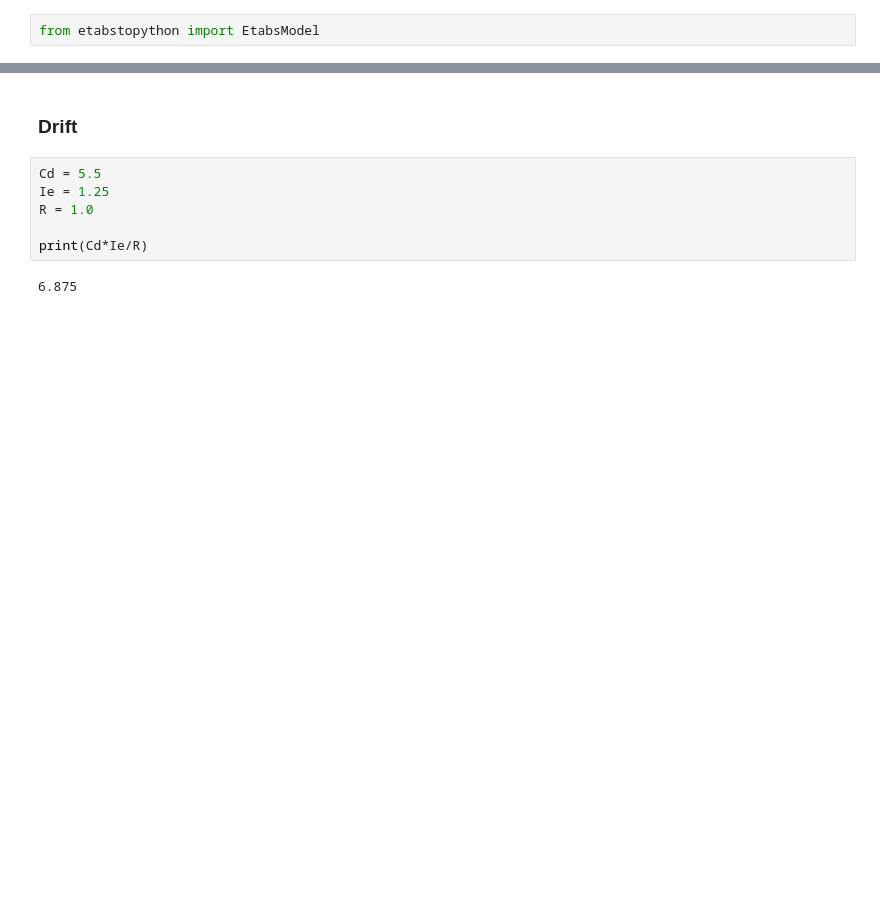
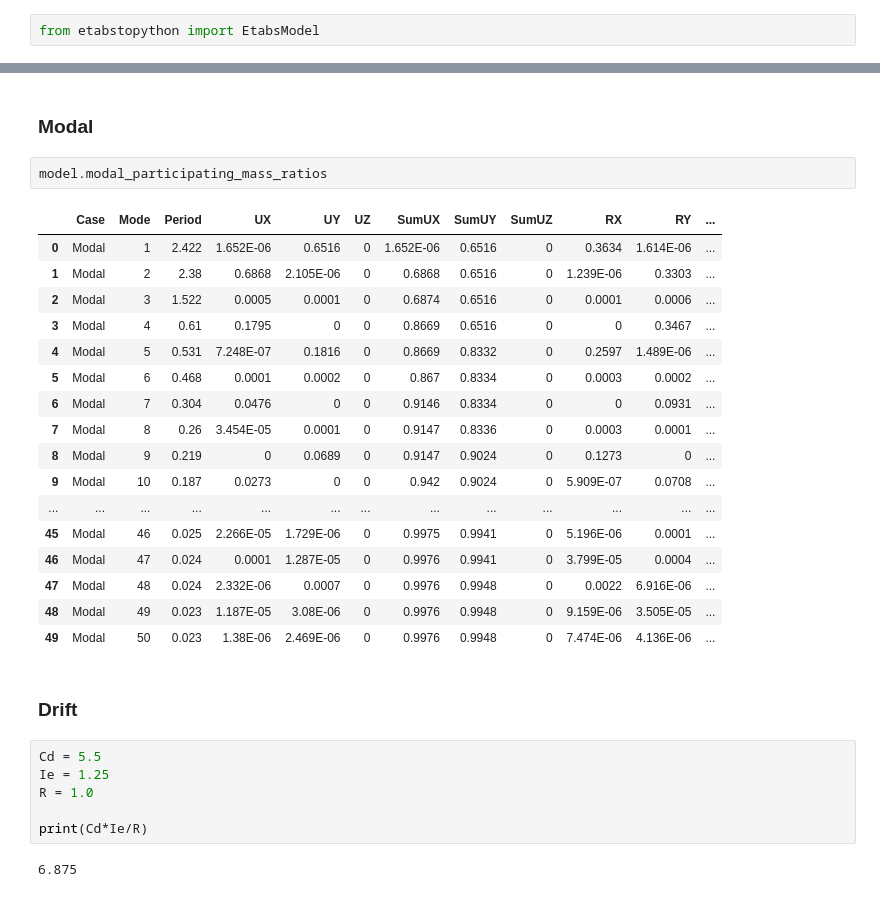
Before and after one commit to ppalacios92/EtabsToPython, a Jupyter notebook: examples/Ex01.ipynb, the cells around one changed output, grey strips where cells are left out. Drawn from its saved outputs; the diff is of its cells as text; blank space fills up the shorter version.

```diff
--- a/examples/Ex01.ipynb
+++ b/examples/Ex01.ipynb
@@ -38,3 +53,25 @@ plot_structure_3d(model)
+# %% [markdown]
+### Modal
+# %%
+model.modal_participating_mass_ratios
+# %% [output]
+|  | Case | Mode | Period | UX | UY | UZ | SumUX | SumUY | SumUZ | RX | RY | ... |
+| 0 | Modal | 1 | 2.422 | 1.652E-06 | 0.6516 | 0 | 1.652E-06 | 0.6516 | 0 | 0.3634 | 1.614E-06 | ... |
+| 1 | Modal | 2 | 2.38 | 0.6868 | 2.105E-06 | 0 | 0.6868 | 0.6516 | 0 | 1.239E-06 | 0.3303 | ... |
+| 2 | Modal | 3 | 1.522 | 0.0005 | 0.0001 | 0 | 0.6874 | 0.6516 | 0 | 0.0001 | 0.0006 | ... |
+| 3 | Modal | 4 | 0.61 | 0.1795 | 0 | 0 | 0.8669 | 0.6516 | 0 | 0 | 0.3467 | ... |
+| 4 | Modal | 5 | 0.531 | 7.248E-07 | 0.1816 | 0 | 0.8669 | 0.8332 | 0 | 0.2597 | 1.489E-06 | ... |
+| 5 | Modal | 6 | 0.468 | 0.0001 | 0.0002 | 0 | 0.867 | 0.8334 | 0 | 0.0003 | 0.0002 | ... |
+| 6 | Modal | 7 | 0.304 | 0.0476 | 0 | 0 | 0.9146 | 0.8334 | 0 | 0 | 0.0931 | ... |
+| 7 | Modal | 8 | 0.26 | 3.454E-05 | 0.0001 | 0 | 0.9147 | 0.8336 | 0 | 0.0003 | 0.0001 | ... |
+| 8 | Modal | 9 | 0.219 | 0 | 0.0689 | 0 | 0.9147 | 0.9024 | 0 | 0.1273 | 0 | ... |
+| 9 | Modal | 10 | 0.187 | 0.0273 | 0 | 0 | 0.942 | 0.9024 | 0 | 5.909E-07 | 0.0708 | ... |
+| ... | ... | ... | ... | ... | ... | ... | ... | ... | ... | ... | ... | ... |
+| 45 | Modal | 46 | 0.025 | 2.266E-05 | 1.729E-06 | 0 | 0.9975 | 0.9941 | 0 | 5.196E-06 | 0.0001 | ... |
+| 46 | Modal | 47 | 0.024 | 0.0001 | 1.287E-05 | 0 | 0.9976 | 0.9941 | 0 | 3.799E-05 | 0.0004 | ... |
+| 47 | Modal | 48 | 0.024 | 2.332E-06 | 0.0007 | 0 | 0.9976 | 0.9948 | 0 | 0.0022 | 6.916E-06 | ... |
+| 48 | Modal | 49 | 0.023 | 1.187E-05 | 3.08E-06 | 0 | 0.9976 | 0.9948 | 0 | 9.159E-06 | 3.505E-05 | ... |
+| 49 | Modal | 50 | 0.023 | 1.38E-06 | 2.469E-06 | 0 | 0.9976 | 0.9948 | 0 | 7.474E-06 | 4.136E-06 | ... |
 # %% [markdown]
 ### Drift
 # %%
```
Also changed, not shown: parts of 6 cells of this notebook, 1 other file.
